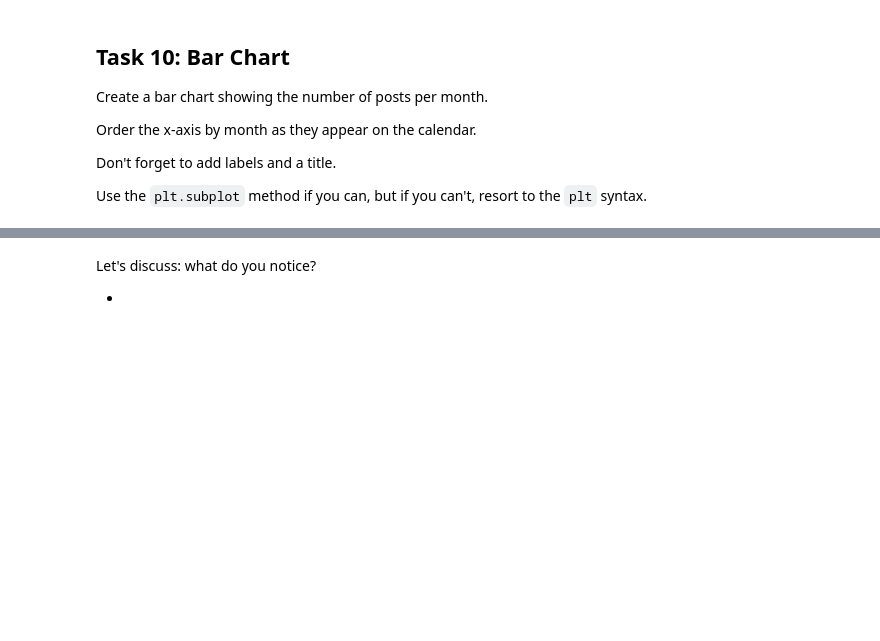
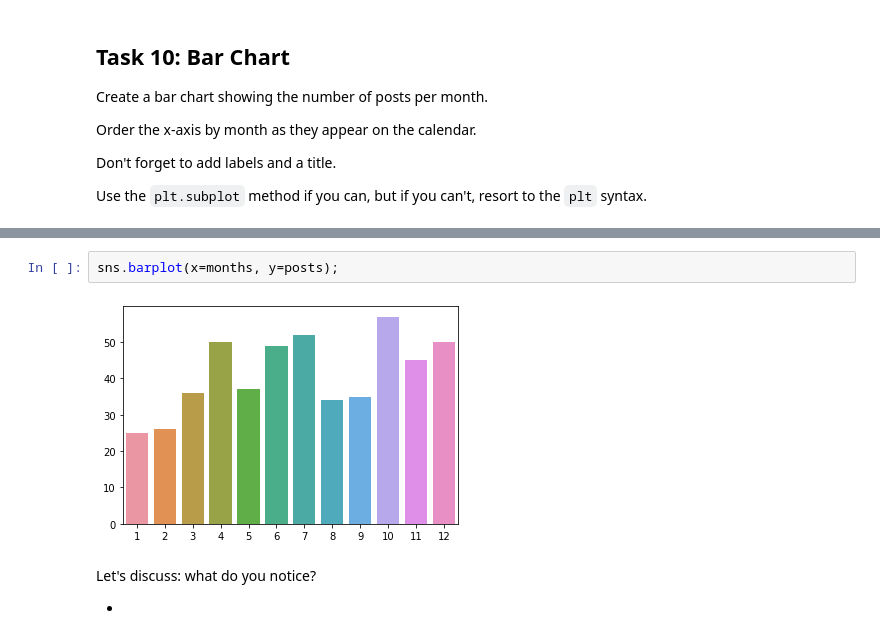
Before and after one commit to kmcneil901/NTL-DS-080723, a Jupyter notebook: code challenge practice/P1-Code-Challenge-Review.ipynb, the cells around one changed output, grey strips where cells are left out. Saved outputs shown, nothing was run; the diff lists cells and outputs as text; blank space fills up the shorter version.

```diff
--- a/code challenge practice/P1-Code-Challenge-Review.ipynb
+++ b/code challenge practice/P1-Code-Challenge-Review.ipynb
@@ -247,3 +422,7 @@ Use the `plt.subplot` method if you can, but if you can't, resort to the `plt` s
+# %%
+sns.barplot(x=months, y=posts);
+# %% [output]
+[figure, added]
 # %% [markdown]
 Let's discuss: what do you notice?
 
```
Also changed, not shown: parts of 62 cells of this notebook.
